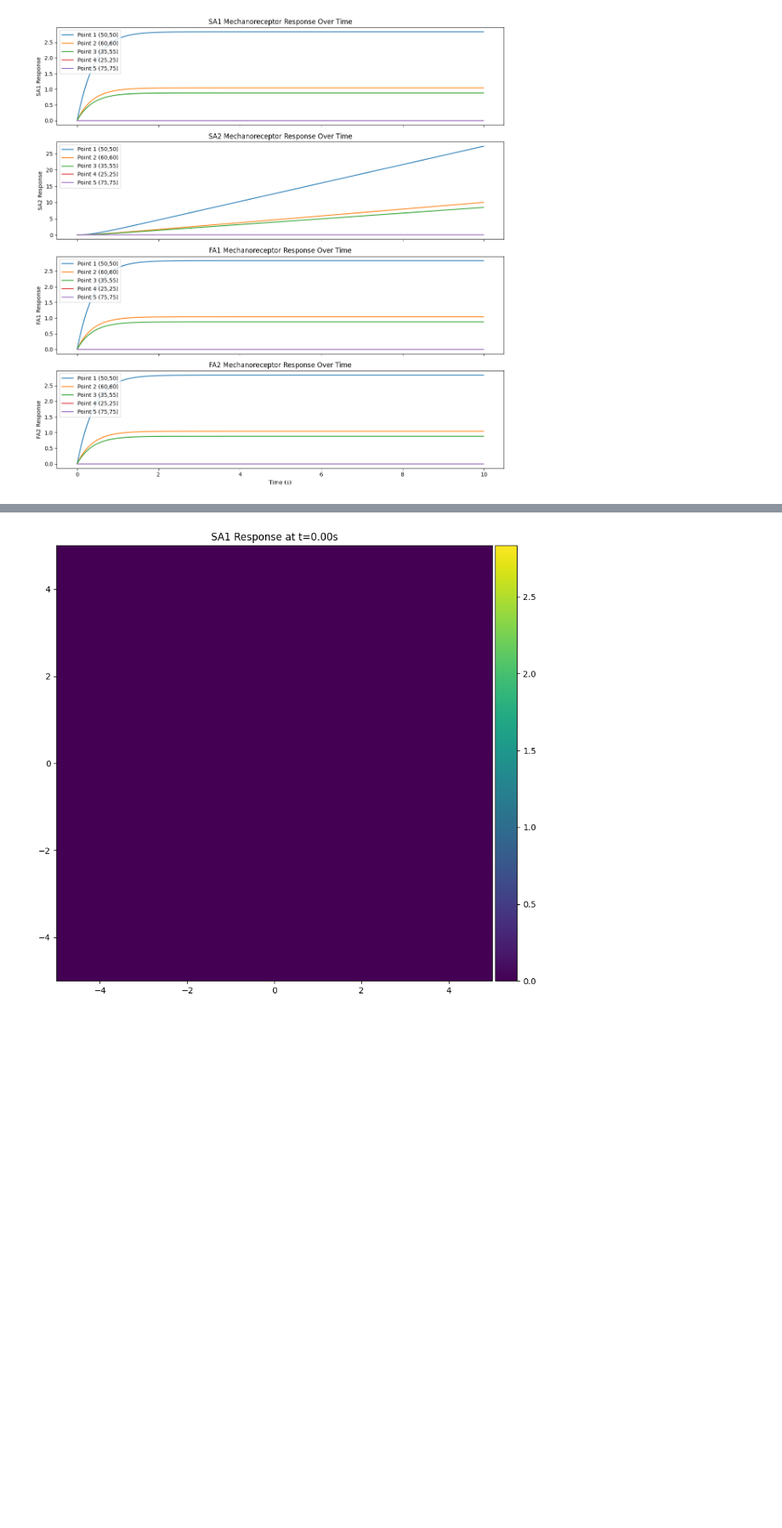
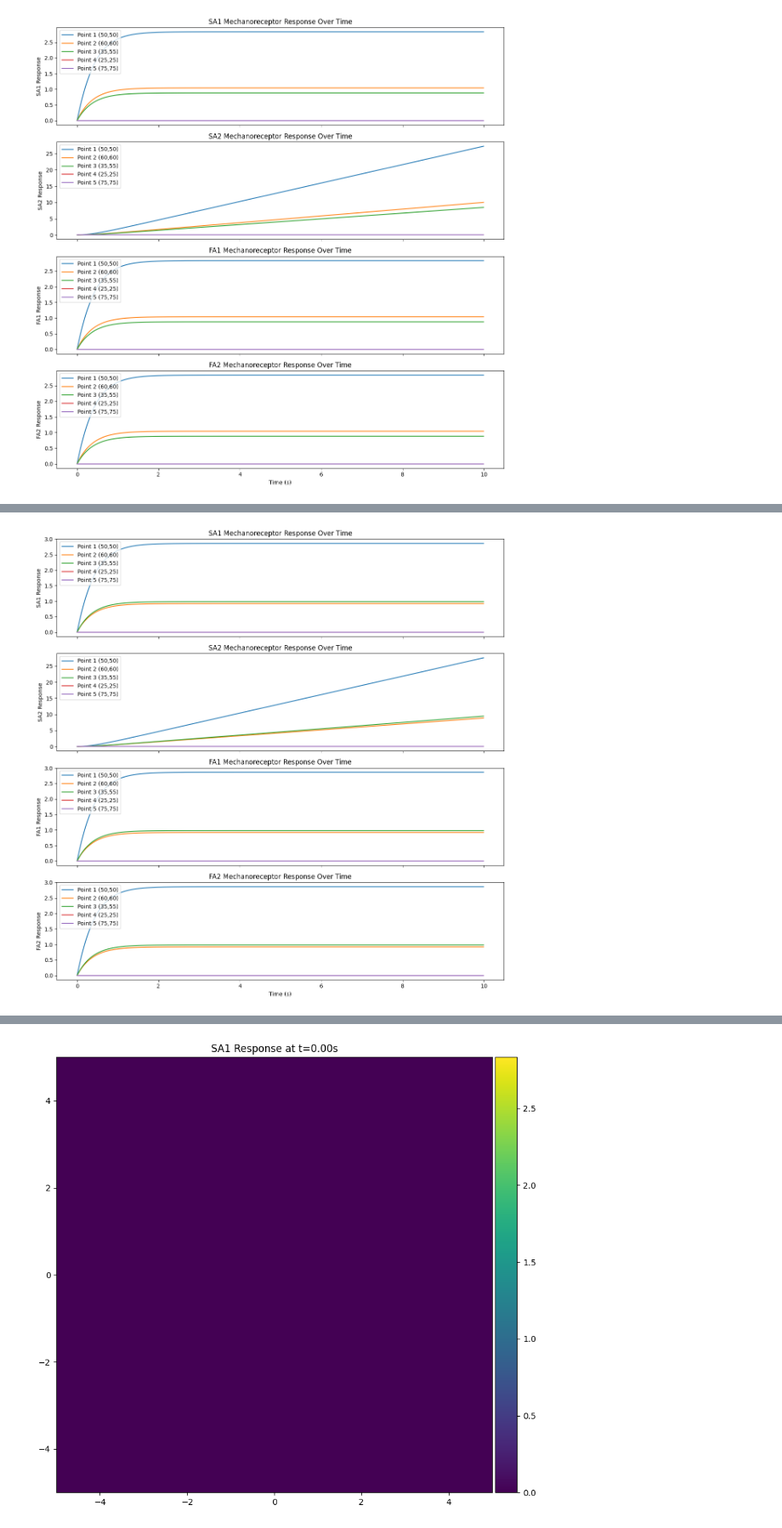
Before and after one commit to CydiaBoss/skin-ridge-model, a Jupyter notebook: sim.ipynb, the cells around one changed output, grey strips where cells are left out. Shown at 85% size. Drawn from its saved outputs; the diff is of its cells as text; code cells hidden in the pictures; blank space fills up the shorter version.

```diff
--- a/sim.ipynb
+++ b/sim.ipynb
@@ -354,0 +487,35 @@ plt.show()
+# %%
+ridge_resp = {
+	'sa1': sa1_out_ridge,
+	'sa2': sa2_out_ridge,
+	'fa1': fa1_out_ridge,
+	'fa2': fa2_out_ridge
+}
+response_data_ridge = analyze_specific_points(ridge_resp, points_of_interest)
+
+receptor_types = ['SA1', 'SA2', 'FA1', 'FA2']
+num_points = len(response_data_ridge)
+
+receptor_data_ridge = {
+    'SA1': [],
+    'SA2': [],
+    'FA1': [],
+    'FA2': []
+}
+
+fig, axs = plt.subplots(len(receptor_types), 1, figsize=(12, 12), sharex=True)
+
+for i, receptor in enumerate(receptor_types):
+	for point, data in response_data_ridge.items():
+		axs[i].plot(time, data[receptor], label=point)
+		receptor_data_ridge[receptor].append(data[receptor])
+
+	axs[i].set_ylabel(f'{receptor} Response')
+	axs[i].set_title(f'{receptor} Mechanoreceptor Response Over Time')
+	axs[i].legend()
+
+axs[-1].set_xlabel('Time (s)')
+plt.tight_layout()
+plt.show()
+# %% [output]
+[figure, added]
```
Also changed, not shown: parts of 7 cells of this notebook.
